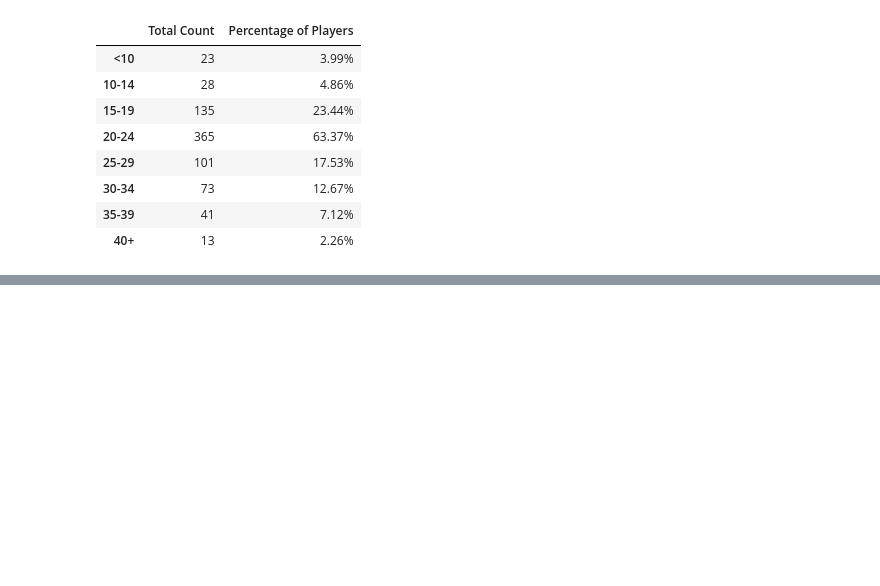
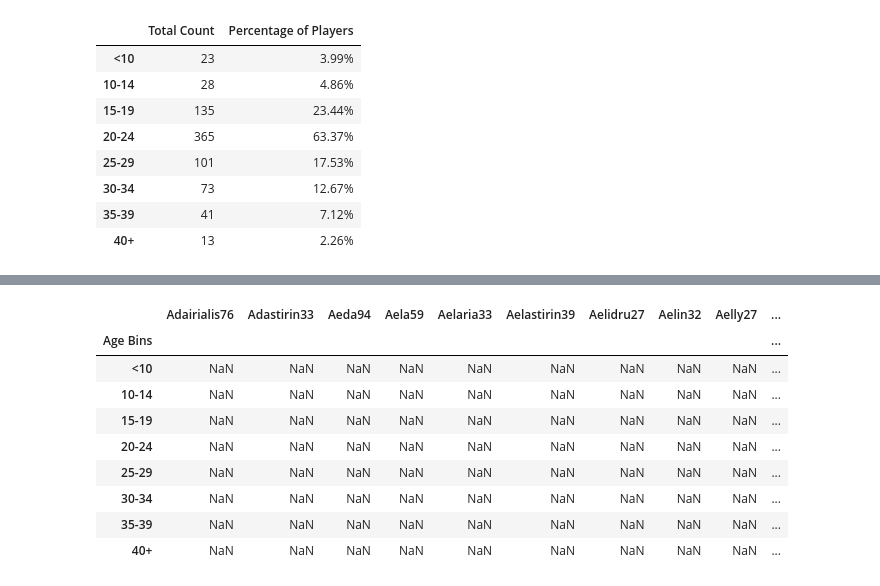
Before and after one commit to michael-grad/pandas-challenge, a Jupyter notebook: HeroesOfPymoliAnalysis.ipynb, the cells around one changed output, grey strips where cells are left out. Cells and saved outputs as stored; diff of their text form; code cells hidden in the pictures; blank space fills up the shorter version.

Commit message:
All 10 cells done - just debugging needed

```diff
--- a/HeroesOfPymoliAnalysis.ipynb
+++ b/HeroesOfPymoliAnalysis.ipynb
@@ -207,0 +192,73 @@ purchase_by_age_df
+# %%
+# SEVENTH CELL
+# FIND PURCHASING STATS BY AGE BIN
+
+# Start with all rows of purchases with just the columns needed
+age_demo_df
+
+# Establish bins for ages and names for the bins
+bins = [0, 10, 15, 20, 25, 30, 35, 40, 1000]
+
+# Create the names for the bins
+group_names = ["<10", "10-14", "15-19", "20-24", "25-29", "30-34", "35-39", "40+"]
+
+# Establish bins in dataframe under field "Total Count"
+purchase_demo_df = age_demo_df
+purchase_demo_df["Purchase Counts"] = pd.cut(age_demo_df["Age"], bins, labels=group_names, include_lowest=True, right=False)
+purchase_demo_df
+
+# Count each bin
+purchase_stats_df = pd.DataFrame(purchase_demo_df["Purchase Counts"].value_counts())
+
+# Find Average Purchase Price for each bin
+average_purch_price_age = purchase_demo_df
+
+# Resort dataframe
+purchase_stats_df = purchase_stats_df.sort_index()
+print(purchase_stats_df)
+
+# Create dataframe with Average Purchase Price for each Age Bin
+average_purchase_df = purchase_demo_df.groupby("Purchase Counts").mean()
+average_purchase_df
+
+# Create dataframe with Total Purchase Price for each Age Bin
+# DEBUG - Should this be "Purchase Counts or "Price"???
+total_purchase_df = purchase_demo_df.groupby("Purchase Counts").sum()
+total_purchase_df
+
+# Create dataframe with Average Purchase Total per Person for each Age Bin
+# Take purchase_demo_df and group by(SN) and sum
+# Create age bins again
+# Then group by (age bin) and perform mean
+average_purch_total_df = purchase_demo_df.groupby("SN").sum()
+
+# Establish bins for ages and names for the bins - for average_purch_total_df
+bins = [0, 10, 15, 20, 25, 30, 35, 40, 1000]
+group_names = ["<10", "10-14", "15-19", "20-24", "25-29", "30-34", "35-39", "40+"]
+
+# Establish bins in dataframe under field "Total Count"
+average_purch_total_df["Age Bins"] = pd.cut(average_purch_total_df["Age"], bins, labels=group_names, include_lowest=True, right=False)
+average_purch_total_df
+
+# Then group by (age bin) and perform mean
+# DEBUG!! - not working
+# Find number of people in each age bin
+# average_purch_total_per_person_df
+age_counts_df = average_purch_total_df.groupby("Age Bins").count()
+age_counts_df
+#print(len(age_counts_df))
+#print(len(average_purch_total_df["Price"]))
+#avg_purch_df["Average Total Purchase Per Person"] = average_purch_total_df.groupby["Price"] / age_counts_df["Age"]
+#avg_purch_df
+
+# DEBUG - Not Working!! 1) Confirm calc method, 2) address columns and NaN
+avg_purch_df["Average Total Purchase Per Person"] = total_purchase_df["Price"] / age_counts_df["Age"]
+avg_purch_df
+
+# Combine stats into 1 dataframe
+purchase_stats_df["Average Purchase Price"] = average_purchase_df["Price"]
+purchase_stats_df["Total_Purchase_value"] = total_purchase_df["Price"]
+purchase_stats_df
+
+avg_purch_df
+# %% [output]
@@ -207,0 +274,10 @@ purchase_by_age_df
+|  | Adairialis76 | Adastirin33 | Aeda94 | Aela59 | Aelaria33 | Aelastirin39 | Aelidru27 | Aelin32 | Aelly27 | ... |
+| Age Bins |  |  |  |  |  |  |  |  |  | ... |
+| <10 | NaN | NaN | NaN | NaN | NaN | NaN | NaN | NaN | NaN | ... |
+| 10-14 | NaN | NaN | NaN | NaN | NaN | NaN | NaN | NaN | NaN | ... |
+| 15-19 | NaN | NaN | NaN | NaN | NaN | NaN | NaN | NaN | NaN | ... |
+| 20-24 | NaN | NaN | NaN | NaN | NaN | NaN | NaN | NaN | NaN | ... |
+| 25-29 | NaN | NaN | NaN | NaN | NaN | NaN | NaN | NaN | NaN | ... |
+| 30-34 | NaN | NaN | NaN | NaN | NaN | NaN | NaN | NaN | NaN | ... |
+| 35-39 | NaN | NaN | NaN | NaN | NaN | NaN | NaN | NaN | NaN | ... |
+| 40+ | NaN | NaN | NaN | NaN | NaN | NaN | NaN | NaN | NaN | ... |
```
Also changed, not shown: parts of 11 cells of this notebook, 1 other file.
